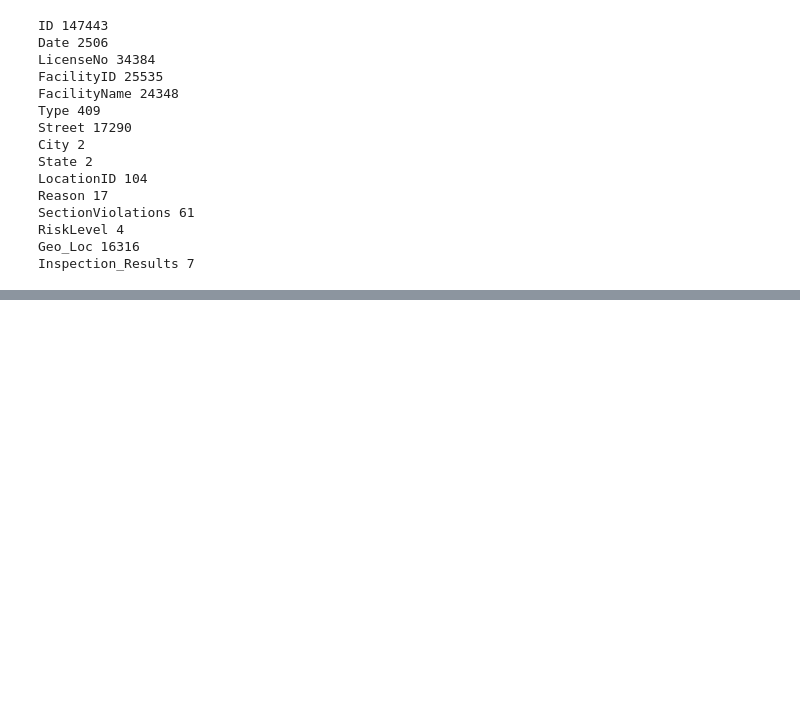
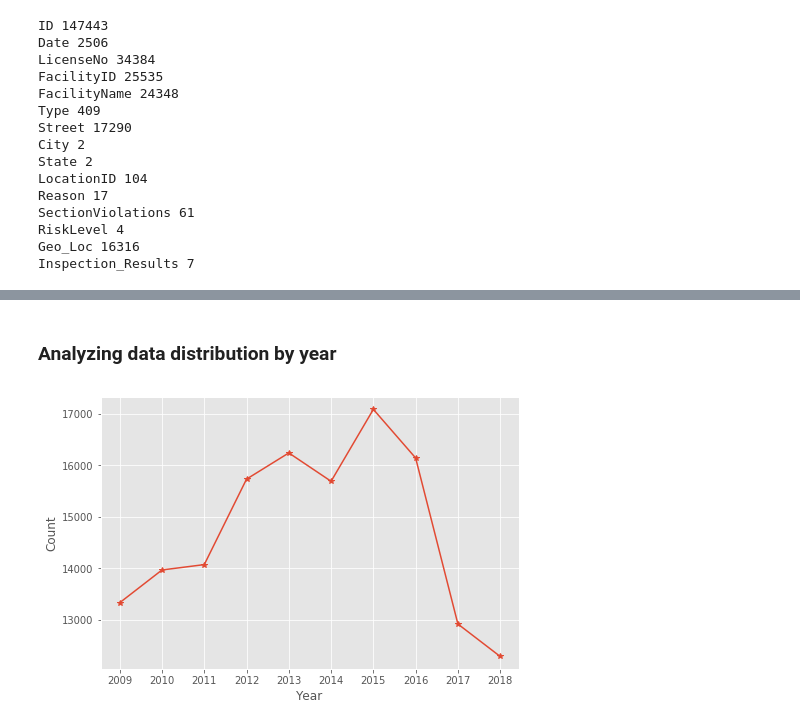
Before and after one commit to sank3t/Food-Quality-Assessment, a Jupyter notebook: Risk Analysis.ipynb, the cells around one changed output, grey strips where cells are left out. Saved outputs shown, nothing was run; the diff lists cells and outputs as text; code cells hidden in the pictures; blank space fills up the shorter version.

Commit message:
Added plot showing data distribution by year.

```diff
--- a/Risk Analysis.ipynb
+++ b/Risk Analysis.ipynb
@@ -4,6 +4,8 @@ import numpy as np
 
 from matplotlib import pyplot as plt
 import seaborn as sns
+# %%
+plt.style.use('ggplot')
 # %%
 # Reading the data
 df_train = pd.read_csv('data/train.csv')
@@ -202,0 +207,5 @@ df_train = df_train.drop(columns=['ID'], errors='ignore')
+# %%
+df_train['year'] = df_train.Date.dt.year
+df_train['month'] = df_train.Date.dt.month
+
+df_train.head()
@@ -202,0 +219,15 @@ df_train = df_train.drop(columns=['ID'], errors='ignore')
+# %% [markdown]
+### Analyzing data distribution by year
+# %%
+year_count = df_train.groupby(['year'])['year'].count()
+years = year_count.index
+count_values = year_count.values
+
+plt.rcParams['figure.figsize'] = [7.5, 5]
+plt.plot(years, count_values, marker='*')
+plt.xticks(years)
+plt.xlabel('Year')
+plt.ylabel('Count')
+plt.show()
+# %% [output]
+[figure, added]
```
Also changed, not shown: parts of 2 cells of this notebook.
